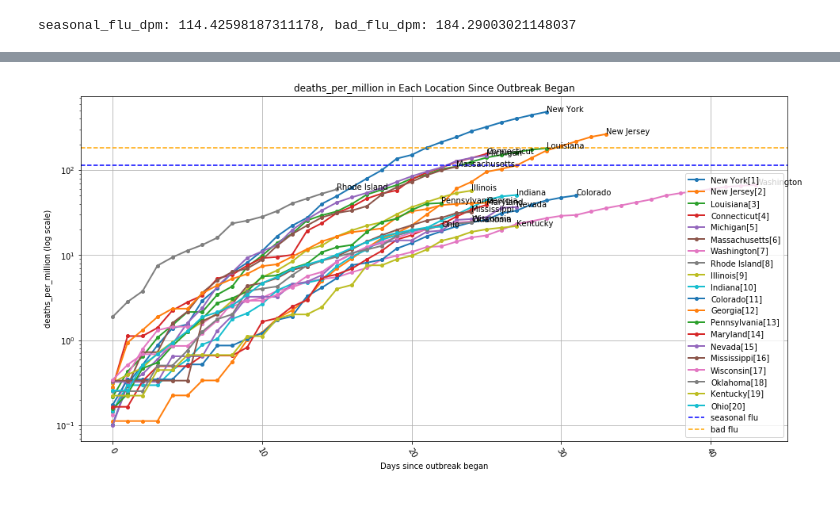
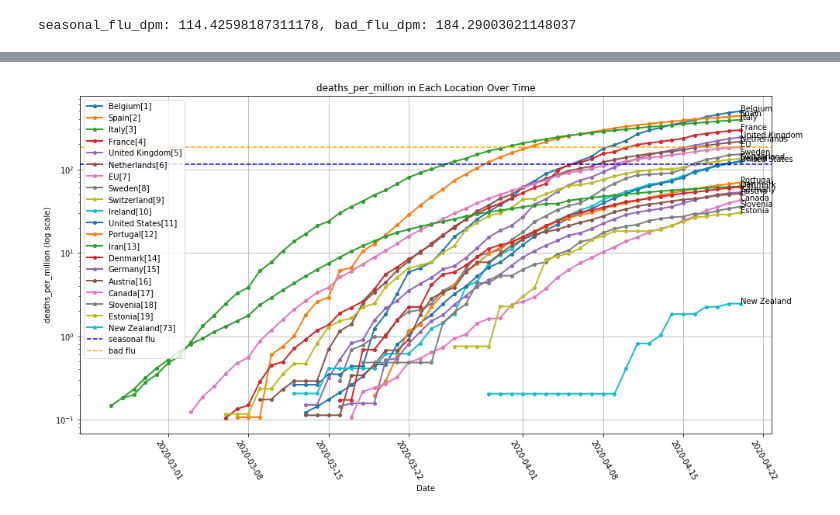
Before and after one commit to todddeluca/coronavirus, a Jupyter notebook: coronavirus_death_rate.ipynb, the cells around one changed output, grey strips where cells are left out. Cells and saved outputs as stored; diff of their text form; code cells hidden in the pictures.

```diff
--- a/coronavirus_death_rate.ipynb
+++ b/coronavirus_death_rate.ipynb
@@ -396,4 +447,4 @@ def map_owid_to_un_pop(mer=None):
 # mer
 # %%
 # takes a minute
-states_df, countries_df, all_df = load_all(download=True)
+states_df, countries_df, all_df = load_all(download=False)
@@ -540,19 +604,24 @@ def plot_trajectories(df, index_col='date', values_col='deaths', rank=False, n_t
             label = None
             annotation = None
 
-        if rank or 'ratio' in values_col or log_yaxis:
-            plt.plot(piv.index, piv[entity], label=label, linewidth=linewidth, alpha=alpha)
+        if rank or 'ratio' in values_col or not log_yaxis:
+            plt.plot(piv.index, piv[entity], label=label, linewidth=linewidth, alpha=alpha,
+                     marker='o', markersize='4')
         else:
             plt.semilogy(piv.index, piv[entity], label=label, linewidth=linewidth, alpha=alpha,
                          marker='o', markersize='4')
-            if annotation:
-                plt.annotate(entity, xy=(last_idx, piv[entity].loc[last_idx]))
+
+        if annotation:
+            plt.annotate(entity, xy=(last_idx, piv[entity].loc[last_idx]))
 
 
     # pivot == 'days_since' maybe does not play well with bad_flu in the data.
     if values_col == 'deaths_per_million' and not rank:
         plt.axhline(seasonal_flu_dpm, color='blue', linestyle='--', label='seasonal flu')
         plt.axhline(bad_flu_dpm, color='orange', linestyle='--', label='bad flu')
+
+    if values_col.endswith('_ratio'):
+        plt.axhline(1, color='blue', linestyle='--', label='same')
 
     plt.grid(True, which='major')  # add gridlines (major and minor ticks)
 
@@ -586,11 +655,23 @@ seasonal_flu_dpm: 114.42598187311178, bad_flu_dpm: 184.29003021148037
 # Minnesota - stay-at-home 3/27 https://www.mprnews.org/story/2020/03/25/latest-on-covid19-in-minnesota
 # New Zealand - lockdown 3/25 https://www.washingtonpost.com/world/asia_pacific/new-zealand-isnt-just-flattening-the-curve-its-squashing-it/2020/04/07/6cab3a4a-7822-11ea-a311-adb1344719a9_story.html
 
-df = states_df
-# df = countries_df
+# df = states_df
+df = countries_df
 # df = all_df
+# df['cases_per_test'] = df['cases'] / df['tests']
 df['deaths_per_case'] = df['deaths'] / df['cases']
 df['deaths_per_case_per_day_7day_avg'] = df['deaths_per_day_7day_avg'] / df['cases_per_day_7day_avg']
+
+values = 'cases'
+values_per_day = values + '_per_day'
+values_per_day_3day_avg = values_per_day + '_3day_avg'
+values_per_day_3day_avg_14day_ratio = values_per_day_3day_avg + '_14day_ratio'
+# df[values_per_day] = df.groupby(['entity'])[values].transform(
+#     lambda s: s.rolling(2).apply(lambda w: w.iloc[-1] - w.iloc[0]))
+# df[values_per_day_3day_avg] = (df.groupby(['entity'])[values_per_day]
+#                                            .transform(lambda s: s.rolling(3).mean()))
+df[values_per_day_3day_avg_14day_ratio] = df.groupby(['entity'])[values_per_day_3day_avg].transform(
+    lambda s: s.rolling(15).apply(lambda w: w.iloc[-1] / w.iloc[0]))
 
 # index_col, thresh, values_col = ('days_since', 0.1, 'deaths_per_million')
 # index_col, thresh, values_col = ('days_since', 1.0, 'deaths_per_million')
@@ -600,24 +681,23 @@ df['deaths_per_case_per_day_7day_avg'] = df['deaths_per_day_7day_avg'] / df['cas
 # index_col, thresh, values_col = ('date', 1.1, 'deaths_ratio_per_week')
 # index_col, thresh, values_col = ('days_since', 1.1, 'deaths_ratio_per_week')
 
-index_col = 'days_since'
-# index_col = 'date'
-
+# index_col = 'days_since'
+index_col = 'date'
+log_yaxis = True
 values_col = 'deaths_per_million'
 # values_col = 'deaths_per_million_per_day_7day_avg'
 # values_col = 'deaths'
-# values_col = 'cases_per_million'
-# values_col = 'cases_per_million_per_day_7day_avg'
-# values_col = 'cases'
+# values_col = 'deaths_per_day'
 # values_col = 'deaths_ratio_per_day_7day_avg'
 # values_col = 'deaths_per_day_7day_avg'
 # values_col = 'deaths_per_case'
 # values_col = 'deaths_per_case_per_day_7day_avg'
-
-n_top = 20
-n_show = n_top
-rank = False
-# rank = True
+# values_col = 'cases_per_million_per_day_7day_avg'
+# values_col = 'cases_per_million_per_day_3day_avg'
+# values_col = 'cases_per_day_3day_avg'
+# values_col = 'cases'
+# values_col = 'cases_per_test'; log_yaxis = False
+# values_col = 'cases_per_day_3day_avg_14day_ratio'; log_yaxis = False
 
 # FT threshold condition https://www.ft.com/coronavirus-latest 2020-03-02
 # days_since_col = 'deaths_per_day'; days_since_thresh = 3.0
@@ -630,6 +710,7 @@ days_since_col = 'deaths_per_million'; days_since_thresh = 0.1
 # days_since_col = 'deaths'; days_since_thresh = 1
 # days_since_col = 'cases'; days_since_thresh = 1
 # days_since_col = 'deaths_per_day'; days_since_thresh = 1.0
+# days_since_col = 'date'; days_since_thresh = pd.to_datetime('2020-04-15')
 
 # Trim rows before the timeperiod we are looking at:
 if days_since_col:
@@ -639,17 +720,23 @@ if days_since_col:
 
 us_states = list(states_df['entity'].unique())
 includes = list(set([
-            'United States',
-    'Japan',
-    'Singapore', 'South Korea',
-#     'Italy', 'Spain', 'France',
-#             'Vermont', 'California', 'Washington', 'New York', 'Michigan', 'Louisiana', 'Massachusetts',
+#     'United States',
+#     'Japan',
+#     'Singapore',
+#     'South Korea',
+#     'Italy',
+#     'Spain',
+#     'France',
+#     'Vermont',
+#     'California', 'Washington', 'New York', 'Michigan', 'Louisiana',
+#     'Massachusetts',
+#     'Rhode Island',
 #             'China',
-            'New Zealand',
-    'New York',
-    'EU',
+    'New Zealand',
+#     'New York',
+#     'EU',
 #     countries from https://www.washingtonpost.com/opinions/2020/04/08/is-swedens-lax-approach-coronavirus-backfiring/
-    'Sweden',
+#     'Sweden',
 #     'Denmark', 'Norway', 'Malta', 'United Kingdom', 'Italy',
 # States ~3-5M in population
 # 'Arkansas', 'Nevada', 'Iowa', 'Puerto Rico', 'Utah', 'Connecticut', 'Oklahoma', 'Oregon',
@@ -666,9 +753,16 @@ excludes = list(set([
 'World',
 ] + low_pop_entities))
 
+n_top = 20 # 52  # len(includes)
+n_show = n_top
+rank = False
+# rank = True
+
+
 piv = plot_trajectories(df, index_col=index_col, values_col=values_col,
                         rank=rank, n_top=n_top, n_show=n_show,
                         includes=includes, excludes=excludes,
+                        log_yaxis=log_yaxis,
                        )
 # %% [output]
 low population entities
@@ -680 +773 @@ low population entities
-[figure, old version]
+[figure, new version]
```
Also changed, not shown: parts of 9 cells of this notebook, 7 other files.
